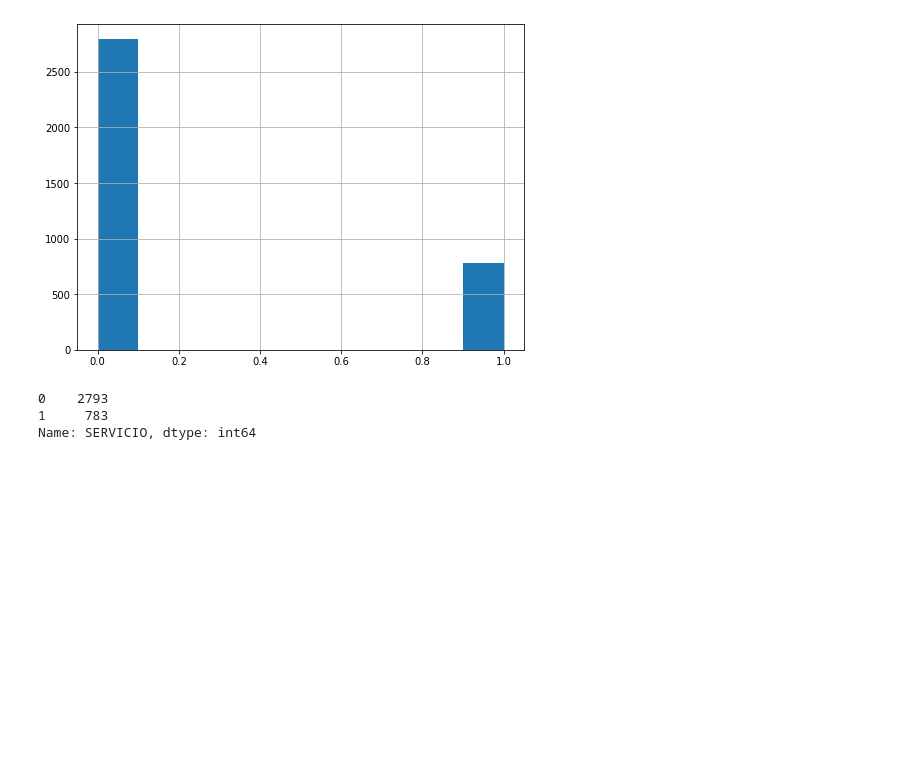
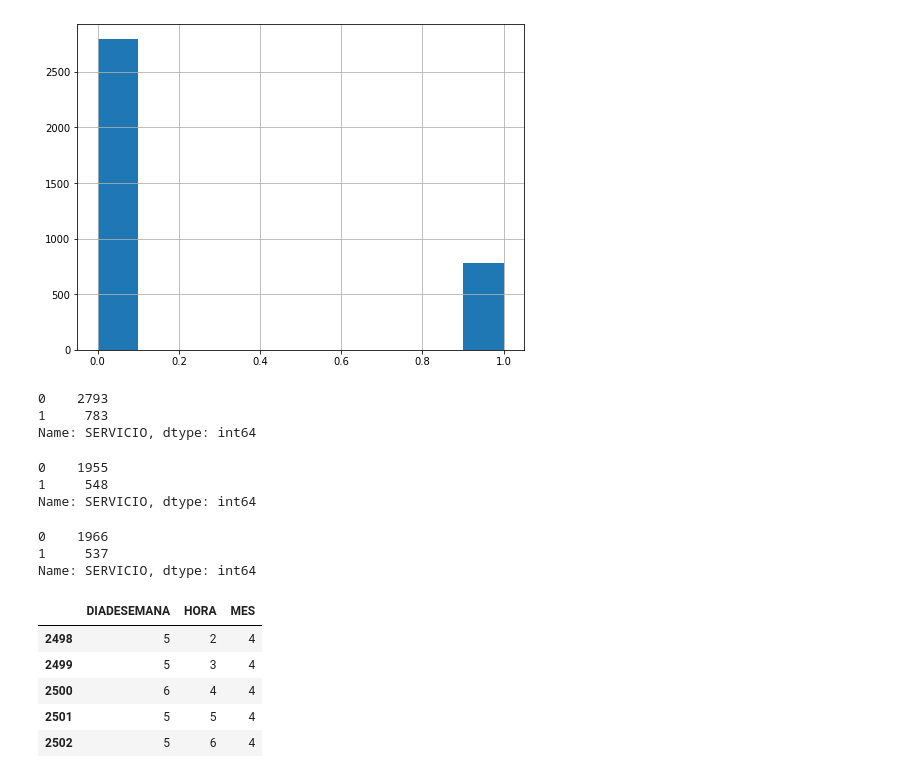
Before and after one commit to josedelarosa82/taxi-prediction-model, a Jupyter notebook: Electiva2/taxi-predicion-model.ipynb, the cells around one changed output. Saved outputs shown, nothing was run; the diff lists cells and outputs as text; code cells hidden in the pictures; blank space fills up the shorter version.

```diff
--- a/Electiva2/taxi-predicion-model.ipynb
+++ b/Electiva2/taxi-predicion-model.ipynb
@@ -434,2 +433,10 @@ X = df_phone_v2.drop(columns=['SERVICIO','FECHA'], axis=1)
 y = df_phone_v2.SERVICIO
+# %%
+#Se divide los datos estratificados para validar
+train, val = train_test_split(df_phone_v2, test_size=0.3, stratify=df_phone_v2["SERVICIO"])
+train['SERVICIO'].value_counts()
+# %% [output]
+0    1955
+1     548
+Name: SERVICIO, dtype: int64
 # %%
@@ -436,0 +447,15 @@ X_train, X_test, y_train, y_test = train_test_split(X, y, stratify=y)
+# %%
+y_train.value_counts()
+# %% [output]
+0    1966
+1     537
+Name: SERVICIO, dtype: int64
+# %%
+X_train.tail(5)
+# %% [output]
+|  | DIADESEMANA | HORA | MES |
+| 2498 | 5 | 2 | 4 |
+| 2499 | 5 | 3 | 4 |
+| 2500 | 6 | 4 | 4 |
+| 2501 | 5 | 5 | 4 |
+| 2502 | 5 | 6 | 4 |
```
Also changed, not shown: parts of 24 cells of this notebook, 2 other files.
